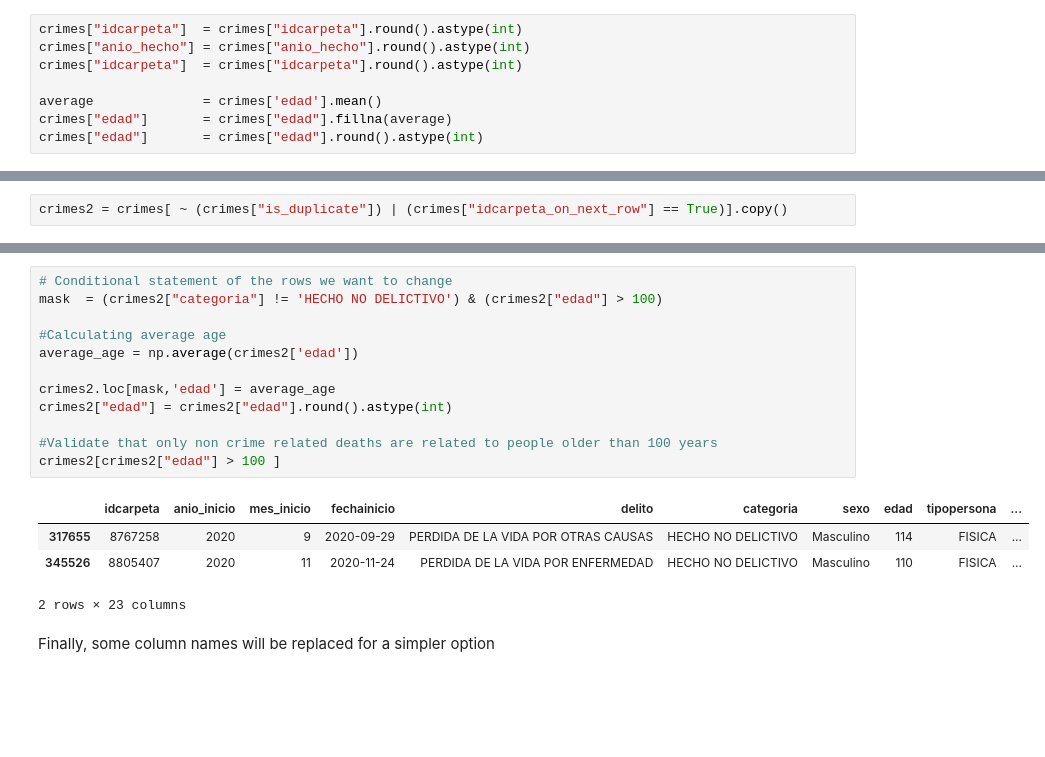
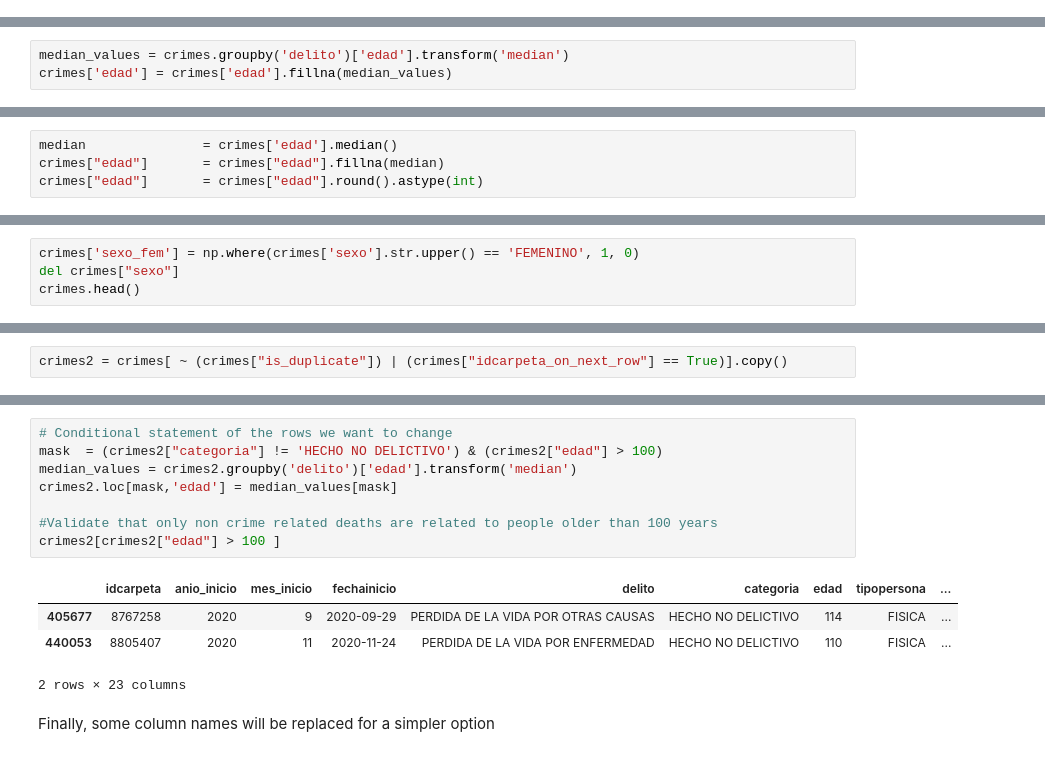
Before and after one commit to marcocasillas91/sdc-security, a Jupyter notebook: notebooks/1_first_datalake.ipynb, the cells around one changed output, grey strips where cells are left out. Saved outputs shown, nothing was run; the diff lists cells and outputs as text; blank space fills up the shorter version.

```diff
--- a/notebooks/1_first_datalake.ipynb
+++ b/notebooks/1_first_datalake.ipynb
@@ -97,11 +120,3 @@ The shape of the new crime dataset without null values is: (784813, 21)
 5 rows × 21 columns
 # %% [markdown]
 The next step is to round the numeric values to avoid unnecessary decimals.
-# %%
-crimes["idcarpeta"]  = crimes["idcarpeta"].round().astype(int)
-crimes["anio_hecho"] = crimes["anio_hecho"].round().astype(int)
-crimes["idcarpeta"]  = crimes["idcarpeta"].round().astype(int)
-
-average              = crimes['edad'].mean()
-crimes["edad"]       = crimes["edad"].fillna(average)
-crimes["edad"]       = crimes["edad"].round().astype(int)
@@ -107,0 +128,3 @@ crimes["edad"]       = crimes["edad"].round().astype(int)
+# %%
+median_values = crimes.groupby('delito')['edad'].transform('median')
+crimes['edad'] = crimes['edad'].fillna(median_values)
@@ -107,0 +160,4 @@ crimes["edad"]       = crimes["edad"].round().astype(int)
+# %%
+median               = crimes['edad'].median()
+crimes["edad"]       = crimes["edad"].fillna(median)
+crimes["edad"]       = crimes["edad"].round().astype(int)
@@ -137,0 +205,4 @@ crimes.head()
+# %%
+crimes['sexo_fem'] = np.where(crimes['sexo'].str.upper() == 'FEMENINO', 1, 0)
+del crimes["sexo"]
+crimes.head()
@@ -263,19 +349,15 @@ crimes2[crimes2["edad"] > 100 ]
 # %%
 # Conditional statement of the rows we want to change
 mask  = (crimes2["categoria"] != 'HECHO NO DELICTIVO') & (crimes2["edad"] > 100)
-
-#Calculating average age
-average_age = np.average(crimes2['edad'])
-
-crimes2.loc[mask,'edad'] = average_age
-crimes2["edad"] = crimes2["edad"].round().astype(int)
+median_values = crimes2.groupby('delito')['edad'].transform('median')
+crimes2.loc[mask,'edad'] = median_values[mask]
 
 #Validate that only non crime related deaths are related to people older than 100 years
 crimes2[crimes2["edad"] > 100 ]
 # %% [output]
-|  | idcarpeta | anio_inicio | mes_inicio | fechainicio | delito | categoria | sexo | edad | tipopersona | ... |
-| 317655 | 8767258 | 2020 | 9 | 2020-09-29 | PERDIDA DE LA VIDA POR OTRAS CAUSAS | HECHO NO DELICTIVO | Masculino | 114 | FISICA | ... |
-| 345526 | 8805407 | 2020 | 11 | 2020-11-24 | PERDIDA DE LA VIDA POR ENFERMEDAD | HECHO NO DELICTIVO | Masculino | 110 | FISICA | ... |
+|  | idcarpeta | anio_inicio | mes_inicio | fechainicio | delito | categoria | edad | tipopersona | ... |
+| 405677 | 8767258 | 2020 | 9 | 2020-09-29 | PERDIDA DE LA VIDA POR OTRAS CAUSAS | HECHO NO DELICTIVO | 114 | FISICA | ... |
+| 440053 | 8805407 | 2020 | 11 | 2020-11-24 | PERDIDA DE LA VIDA POR ENFERMEDAD | HECHO NO DELICTIVO | 110 | FISICA | ... |
 2 rows × 23 columns
 # %% [markdown]
 Finally, some column names will be replaced for a simpler option
```
Also changed, not shown: parts of 29 cells of this notebook, 1 other file.
